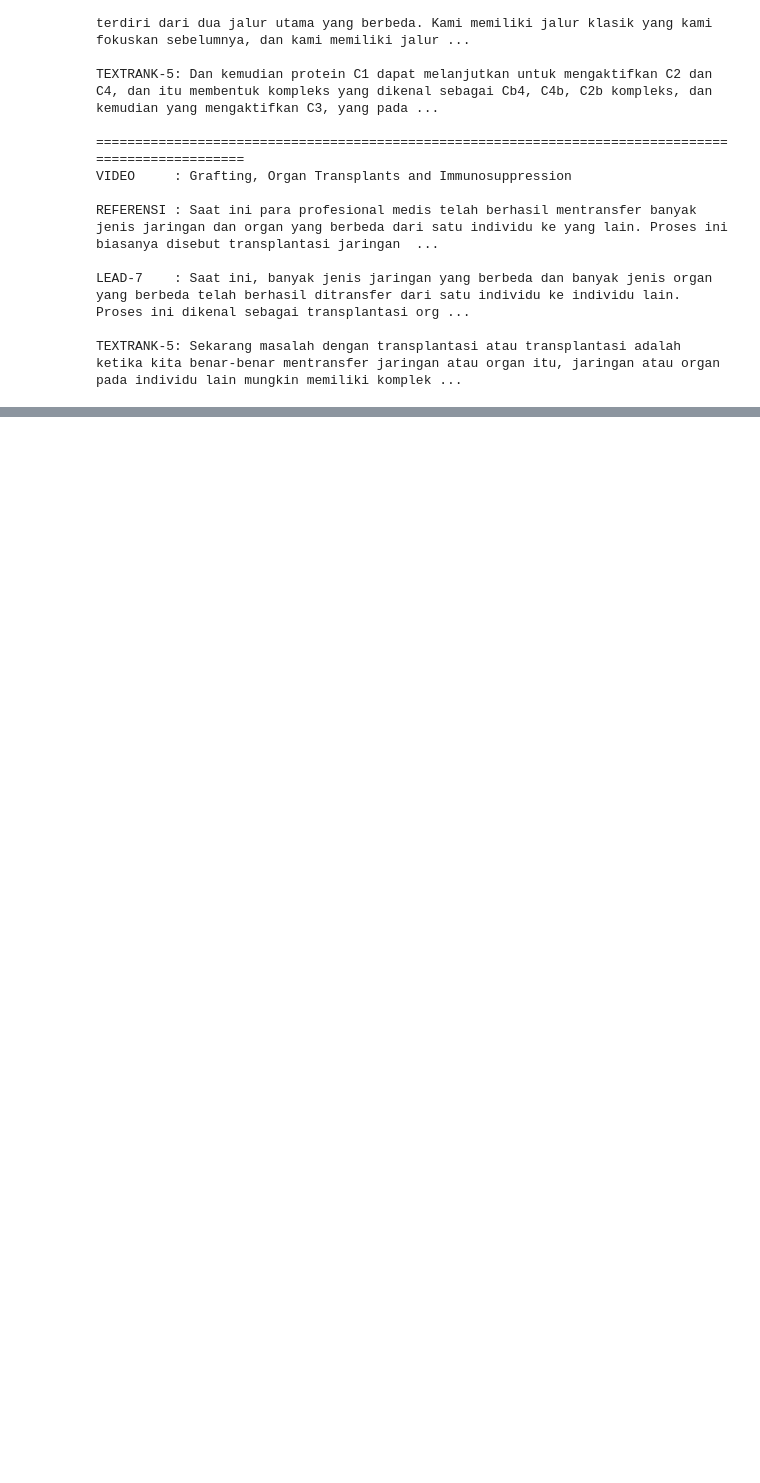
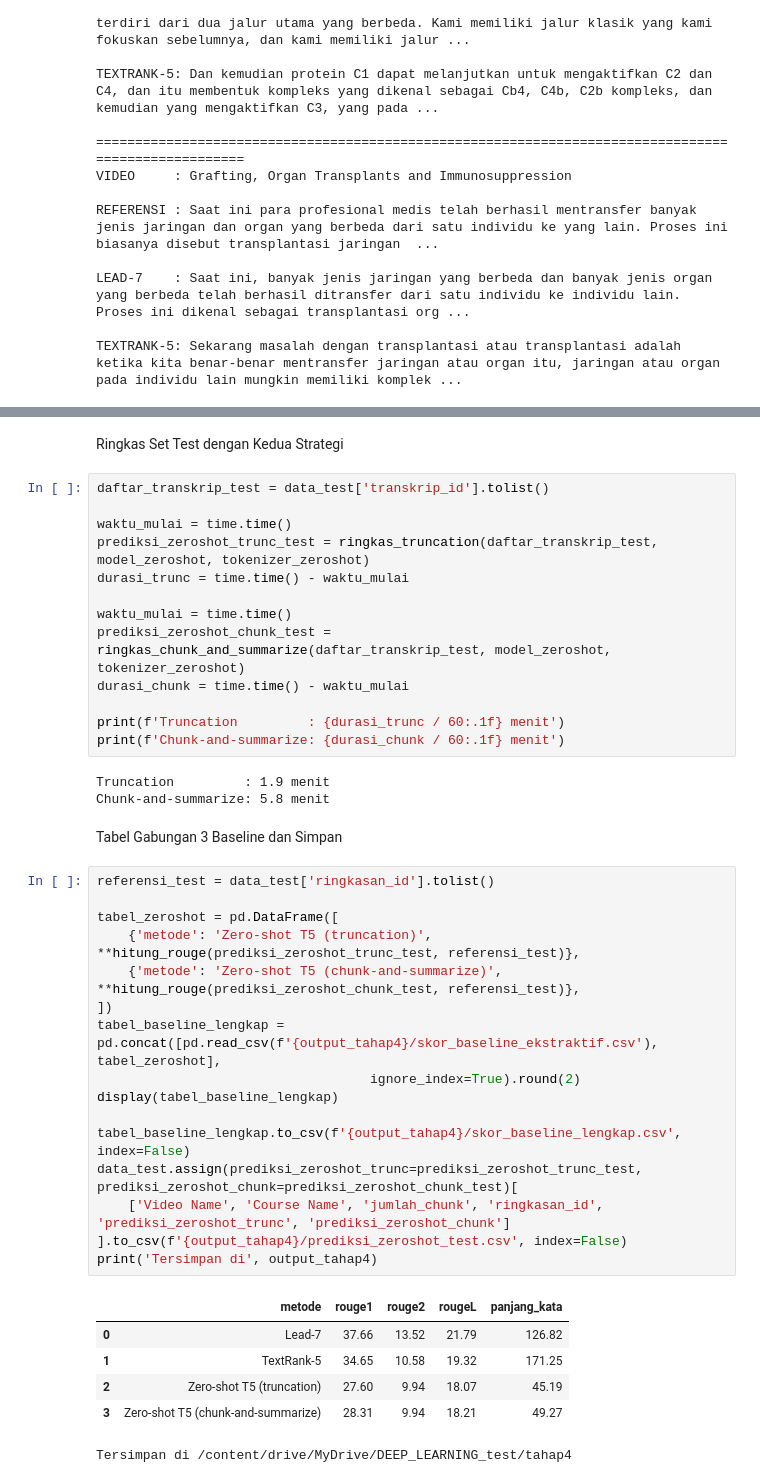
Before and after one commit to IRay3477/Pengembangan-Model-Deep-Learning-dan-Implementasi-API, a Jupyter notebook: Deep_Learning_Peringkasan_Otomatis_Video_Kuliah_Bahasa_Indonesia.ipynb, the cells around one changed output, grey strips where cells are left out. Drawn from its saved outputs; the diff is of its cells as text; blank space fills up the shorter version.

```diff
--- a/Deep_Learning_Peringkasan_Otomatis_Video_Kuliah_Bahasa_Indonesia.ipynb
+++ b/Deep_Learning_Peringkasan_Otomatis_Video_Kuliah_Bahasa_Indonesia.ipynb
@@ -1232,0 +1372,43 @@ TEXTRANK-5: Sekarang masalah dengan transplantasi atau transplantasi adalah keti
+# %% [markdown]
+Ringkas Set Test dengan Kedua Strategi
+# %%
+daftar_transkrip_test = data_test['transkrip_id'].tolist()
+
+waktu_mulai = time.time()
+prediksi_zeroshot_trunc_test = ringkas_truncation(daftar_transkrip_test, model_zeroshot, tokenizer_zeroshot)
+durasi_trunc = time.time() - waktu_mulai
+
+waktu_mulai = time.time()
+prediksi_zeroshot_chunk_test = ringkas_chunk_and_summarize(daftar_transkrip_test, model_zeroshot, tokenizer_zeroshot)
+durasi_chunk = time.time() - waktu_mulai
+
+print(f'Truncation         : {durasi_trunc / 60:.1f} menit')
+print(f'Chunk-and-summarize: {durasi_chunk / 60:.1f} menit')
+# %% [output]
+Truncation         : 1.9 menit
+Chunk-and-summarize: 5.8 menit
+# %% [markdown]
+Tabel Gabungan 3 Baseline dan Simpan
+# %%
+referensi_test = data_test['ringkasan_id'].tolist()
+
+tabel_zeroshot = pd.DataFrame([
+    {'metode': 'Zero-shot T5 (truncation)', **hitung_rouge(prediksi_zeroshot_trunc_test, referensi_test)},
+    {'metode': 'Zero-shot T5 (chunk-and-summarize)', **hitung_rouge(prediksi_zeroshot_chunk_test, referensi_test)},
+])
+tabel_baseline_lengkap = pd.concat([pd.read_csv(f'{output_tahap4}/skor_baseline_ekstraktif.csv'), tabel_zeroshot],
+                                   ignore_index=True).round(2)
+display(tabel_baseline_lengkap)
+
+tabel_baseline_lengkap.to_csv(f'{output_tahap4}/skor_baseline_lengkap.csv', index=False)
+data_test.assign(prediksi_zeroshot_trunc=prediksi_zeroshot_trunc_test, prediksi_zeroshot_chunk=prediksi_zeroshot_chunk_test)[
+    ['Video Name', 'Course Name', 'jumlah_chunk', 'ringkasan_id', 'prediksi_zeroshot_trunc', 'prediksi_zeroshot_chunk']
+].to_csv(f'{output_tahap4}/prediksi_zeroshot_test.csv', index=False)
+print('Tersimpan di', output_tahap4)
+# %% [output]
+|  | metode | rouge1 | rouge2 | rougeL | panjang_kata |
+| 0 | Lead-7 | 37.66 | 13.52 | 21.79 | 126.82 |
+| 1 | TextRank-5 | 34.65 | 10.58 | 19.32 | 171.25 |
+| 2 | Zero-shot T5 (truncation) | 27.60 | 9.94 | 18.07 | 45.19 |
+| 3 | Zero-shot T5 (chunk-and-summarize) | 28.31 | 9.94 | 18.21 | 49.27 |
+Tersimpan di /content/drive/MyDrive/DEEP_LEARNING_test/tahap4
```
Also changed, not shown: parts of 10 cells of this notebook.
